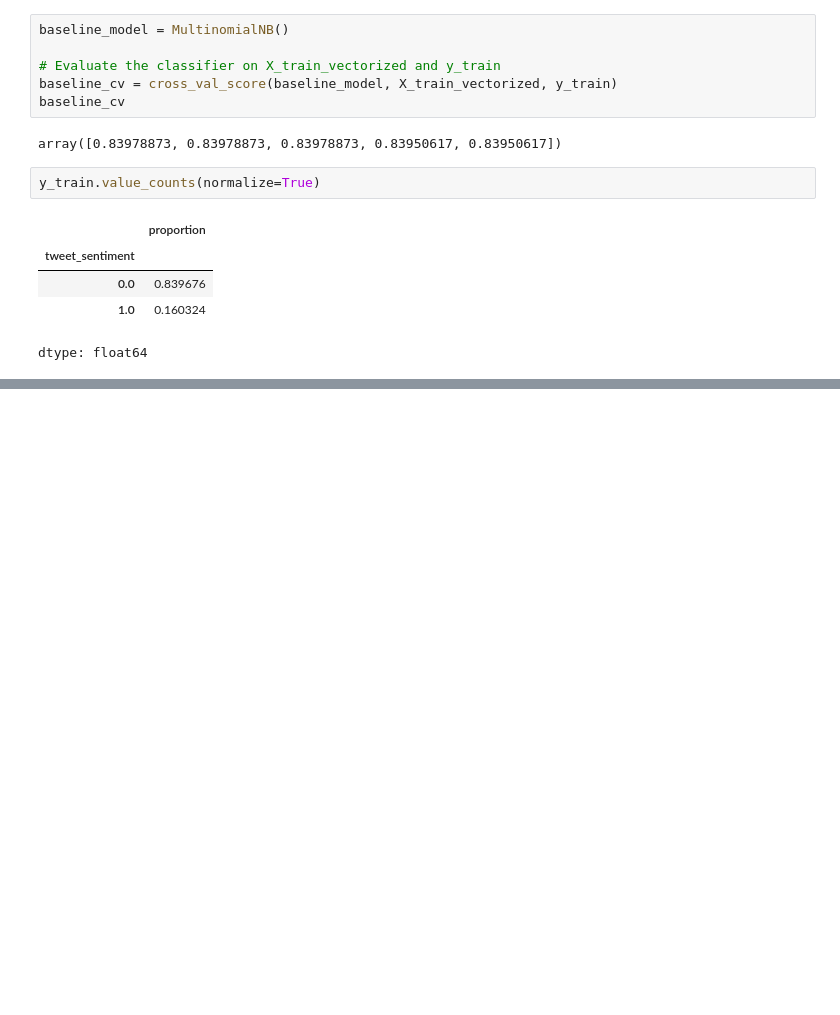
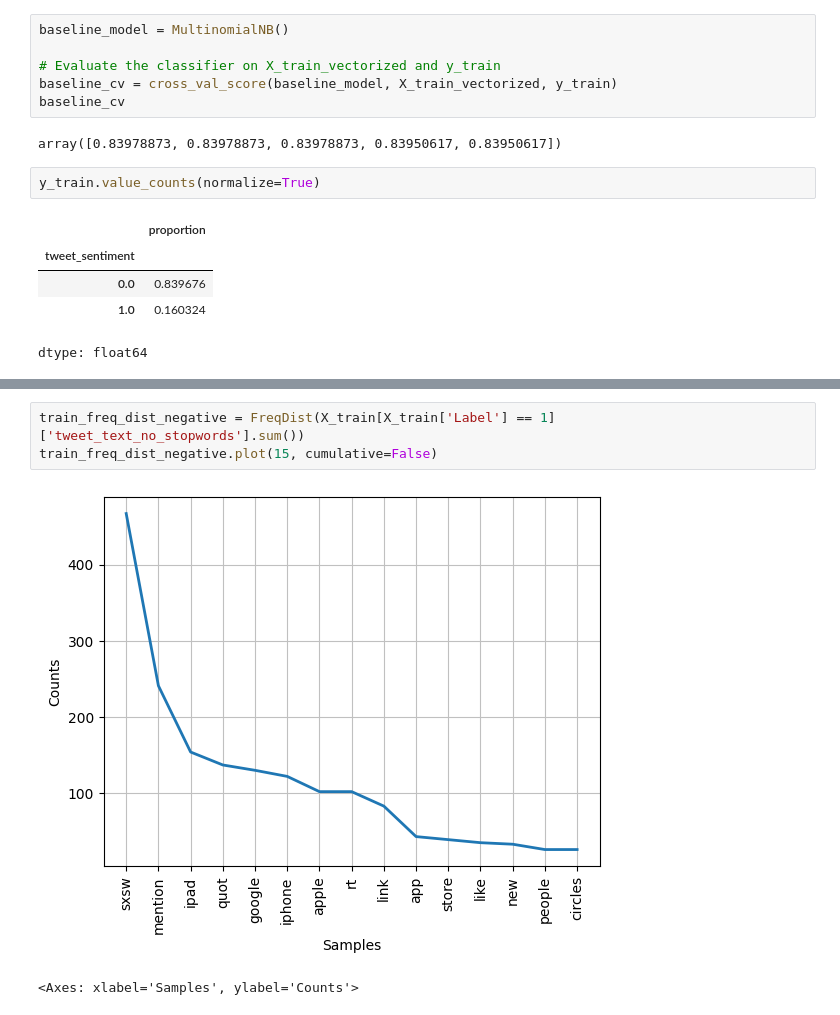
Before and after one commit to josh-g-grimes/Twitter-Sentiment-NLP, a Jupyter notebook: notebook.ipynb, the cells around one changed output, grey strips where cells are left out. Saved outputs shown, nothing was run; the diff lists cells and outputs as text; blank space fills up the shorter version.

```diff
--- a/notebook.ipynb
+++ b/notebook.ipynb
@@ -173,0 +188,6 @@ dtype: float64
+# %%
+train_freq_dist_negative = FreqDist(X_train[X_train['Label'] == 1]['tweet_text_no_stopwords'].sum())
+train_freq_dist_negative.plot(15, cumulative=False)
+# %% [output]
+[figure, added]
+<Axes: xlabel='Samples', ylabel='Counts'>
```
Also changed, not shown: parts of 10 cells of this notebook.
